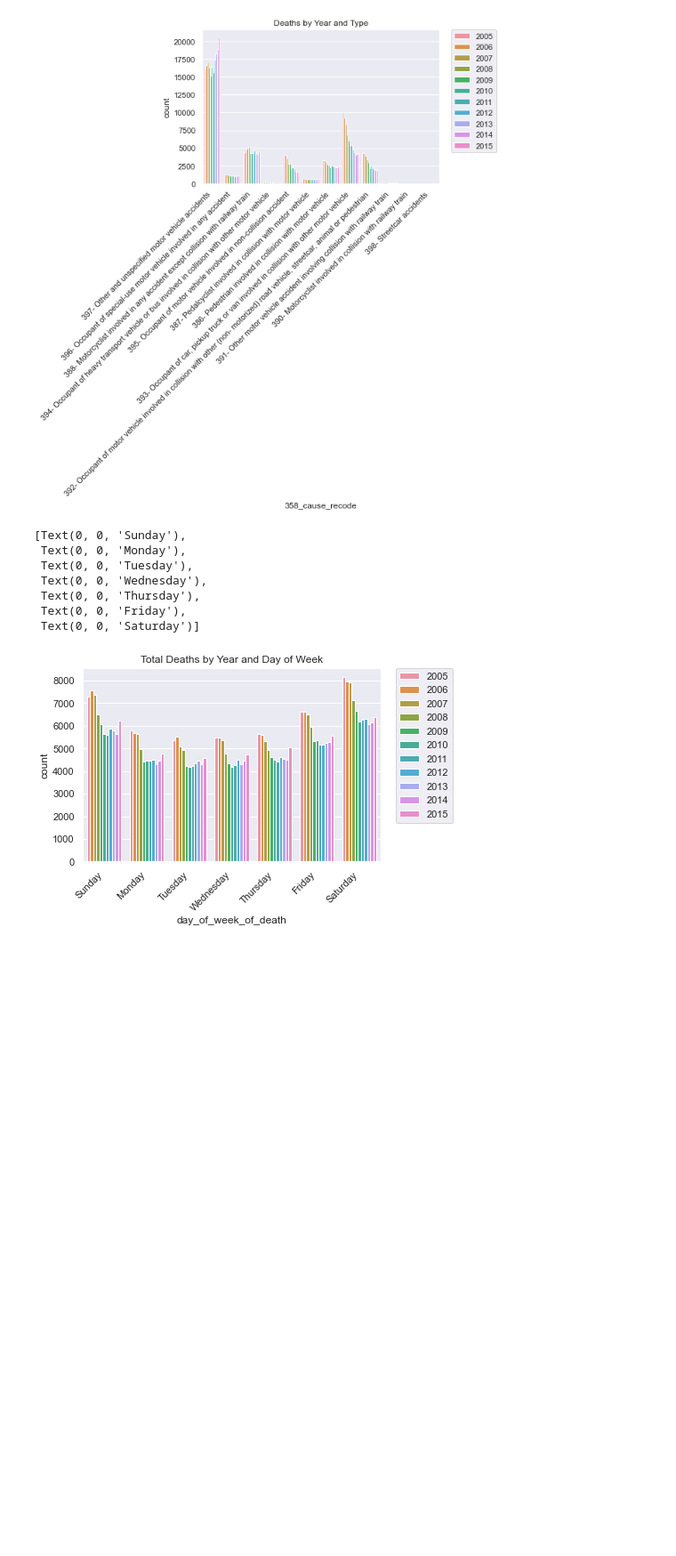
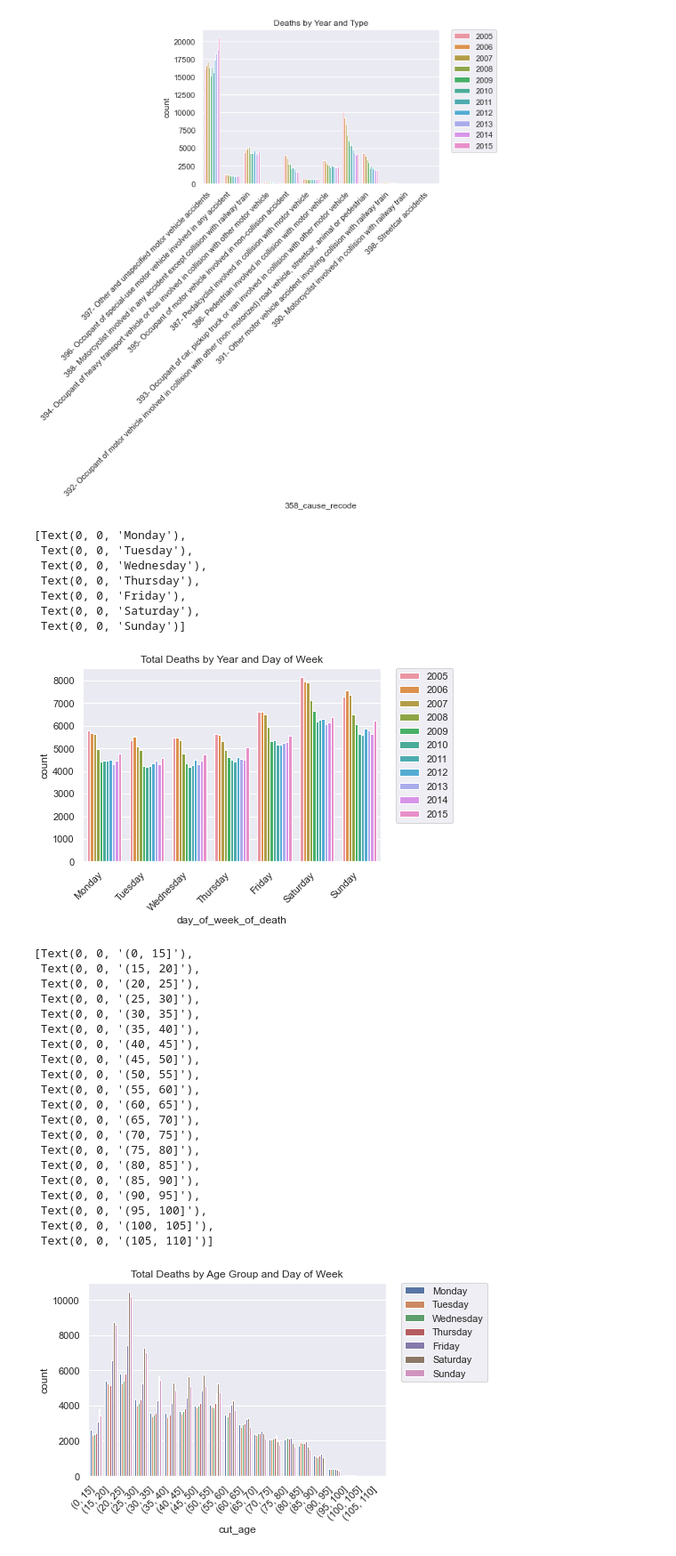
Before and after one commit to MimiBebe/Project-1Team3, a Jupyter notebook: Barbara.ipynb, the cells around one changed output. Shown at 89% size. Cells and saved outputs as stored; diff of their text form; code cells hidden in the pictures; blank space fills up the shorter version.

```diff
--- a/Barbara.ipynb
+++ b/Barbara.ipynb
@@ -256,17 +283,47 @@ ax.set_xticklabels(ax.get_xticklabels(), rotation=45, horizontalalignment='right
  Text(0, 0, ' 398- Streetcar accidents')]
 [figure]
 # %%
-ax = sns.countplot(hue="current_data_year", x="day_of_week_of_death", data=finalDf, order=['Sunday', 'Monday', 'Tuesday' ,'Wednesday','Thursday' ,'Friday', 'Saturday'])
+ax = sns.countplot(hue="current_data_year", x="day_of_week_of_death", data=finalDf)
 ax.legend(bbox_to_anchor=(1.05, 1), loc=2,borderaxespad=0.)
 ax.set_title("Total Deaths by Year and Day of Week")
 ax.set_xticklabels(ax.get_xticklabels(), rotation=45, horizontalalignment='right')
 #https://stackoverflow.com/questions/27019079/move-seaborn-plot-legend-to-a-different-position
 # %% [output]
-[Text(0, 0, 'Sunday'),
- Text(0, 0, 'Monday'),
+[Text(0, 0, 'Monday'),
  Text(0, 0, 'Tuesday'),
  Text(0, 0, 'Wednesday'),
  Text(0, 0, 'Thursday'),
  Text(0, 0, 'Friday'),
- Text(0, 0, 'Saturday')]
+ Text(0, 0, 'Saturday'),
+ Text(0, 0, 'Sunday')]
-[figure, old version]
+[figure, new version]
+# %%
+#order=['Sunday', 'Monday', 'Tuesday' ,'Wednesday','Thursday' ,'Friday', 'Saturday']
+cut_bins = [0,15,20, 25, 30, 35, 40, 45, 50, 55, 60, 65, 70, 75, 80, 85, 90, 95, 100, 105, 110]
+finalDf['cut_age'] = pd.cut(finalDf['detail_age'], bins=cut_bins) #labels=cut_labels_4)
+ax = sns.countplot(hue="day_of_week_of_death", x="cut_age", data=finalDf)
+ax.legend(bbox_to_anchor=(1.05, 1), loc=2,borderaxespad=0.)
+ax.set_title("Total Deaths by Age Group and Day of Week")
+ax.set_xticklabels(ax.get_xticklabels(), rotation=45, horizontalalignment='right')
+# %% [output]
+[Text(0, 0, '(0, 15]'),
+ Text(0, 0, '(15, 20]'),
+ Text(0, 0, '(20, 25]'),
+ Text(0, 0, '(25, 30]'),
+ Text(0, 0, '(30, 35]'),
+ Text(0, 0, '(35, 40]'),
+ Text(0, 0, '(40, 45]'),
+ Text(0, 0, '(45, 50]'),
+ Text(0, 0, '(50, 55]'),
+ Text(0, 0, '(55, 60]'),
+ Text(0, 0, '(60, 65]'),
+ Text(0, 0, '(65, 70]'),
+ Text(0, 0, '(70, 75]'),
+ Text(0, 0, '(75, 80]'),
+ Text(0, 0, '(80, 85]'),
+ Text(0, 0, '(85, 90]'),
+ Text(0, 0, '(90, 95]'),
+ Text(0, 0, '(95, 100]'),
+ Text(0, 0, '(100, 105]'),
+ Text(0, 0, '(105, 110]')]
+[figure, added]
```
Also changed, not shown: parts of 5 cells of this notebook.
